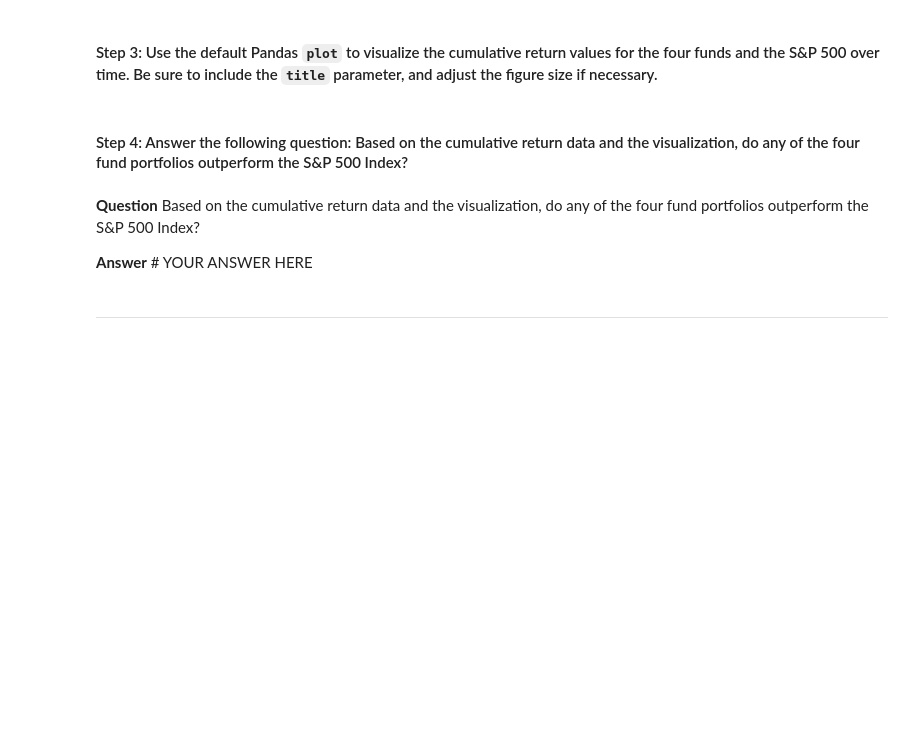
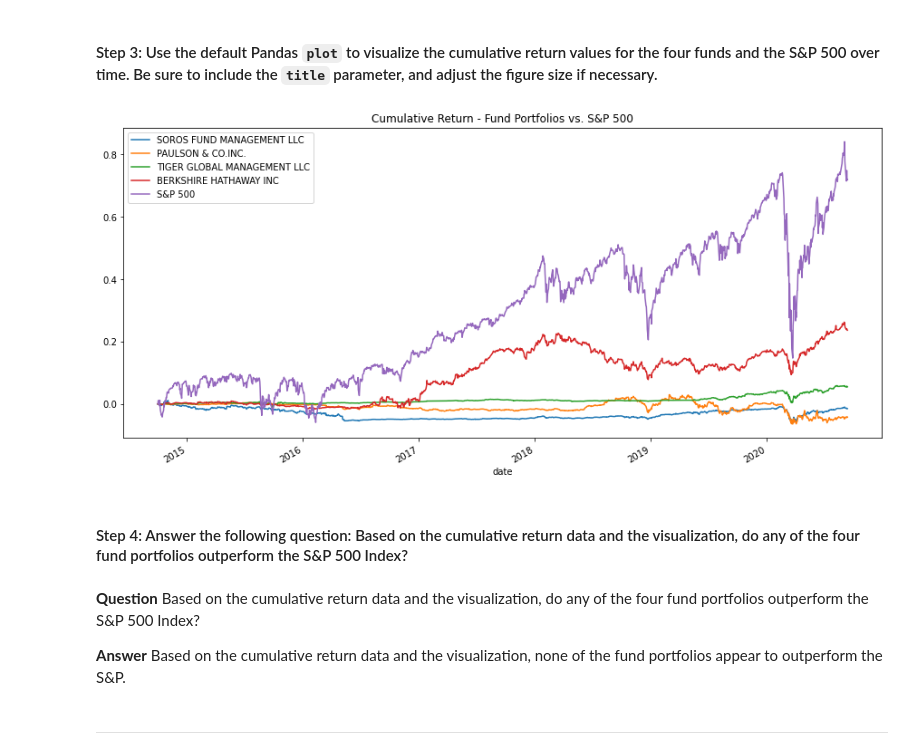
Before and after one commit to jasonjgarcia24/risk-return-analysis, a Jupyter notebook: risk_return_analysis.ipynb, the cells around one changed output. Drawn from its saved outputs; the diff is of its cells as text; code cells hidden in the pictures; blank space fills up the shorter version.

```diff
--- a/risk_return_analysis.ipynb
+++ b/risk_return_analysis.ipynb
@@ -165,4 +165,5 @@ daily_returns.plot(figsize=(15,7), title="Daily Return - Fund Portfolios vs. S&P
 # %%
 # Calculate and plot the cumulative returns of the 4 fund portfolios and the S&P 500
 # Review the last 5 rows of the cumulative returns DataFrame
-# YOUR CODE HERE
+cumulative_returns = (1 + daily_returns).cumprod() - 1
+cumulative_returns.tail(5)
@@ -171,13 +180,15 @@ daily_returns.plot(figsize=(15,7), title="Daily Return - Fund Portfolios vs. S&P
 # %%
 # Visualize the cumulative returns using the Pandas plot function
 # Include a title parameter and adjust the figure size
-# YOUR CODE HERE
+cumulative_returns.plot(figsize=(15,7), title="Cumulative Return - Fund Portfolios vs. S&P 500");
+# %% [output]
+[figure, added]
 # %% [markdown]
 #### Step 4: Answer the following question: Based on the cumulative return data and the visualization, do any of the four fund portfolios outperform the S&P 500 Index?
 # %% [markdown]
 **Question** Based on the cumulative return data and the visualization, do any of the four fund portfolios outperform the S&P 500 Index?
 
-**Answer** # YOUR ANSWER HERE
+**Answer** Based on the cumulative return data and the visualization, none of the fund portfolios appear to outperform the S&P.
 # %% [markdown]
 ---
 # %% [markdown]
```
Also changed, not shown: parts of 1 cell of this notebook.
